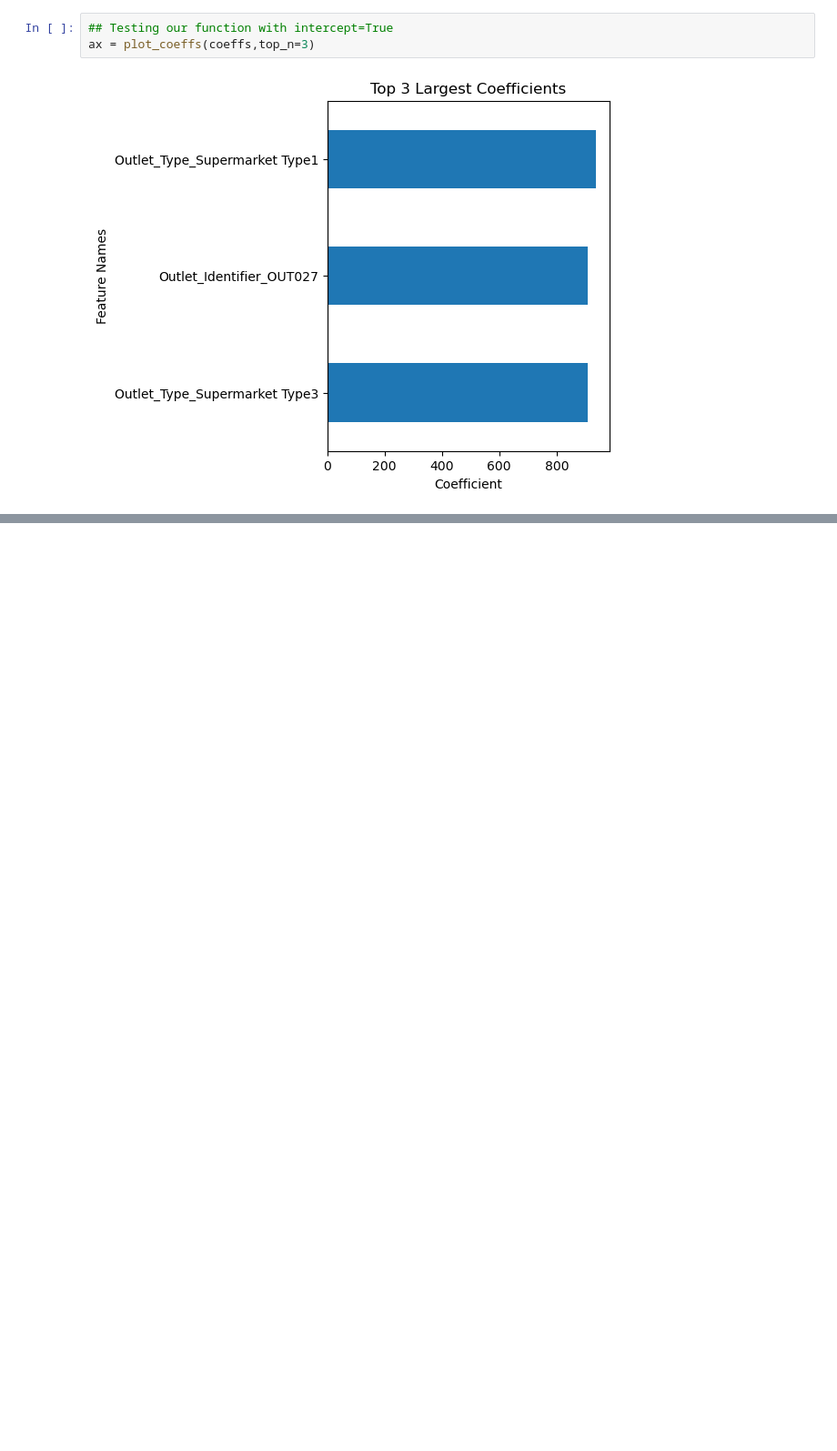
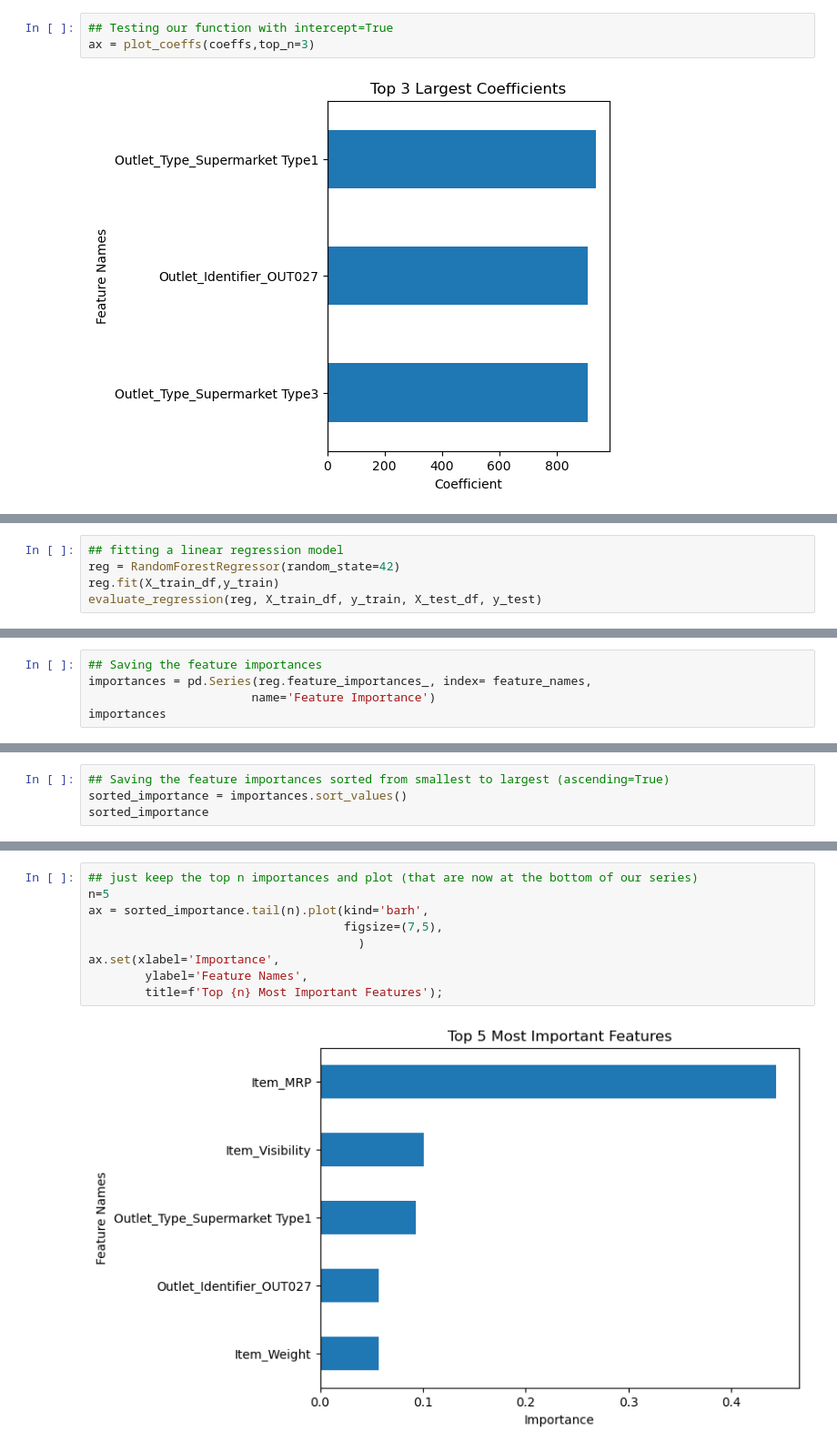
Before and after one commit to mikemenj/Assignments, a Jupyter notebook: DataViz/Week1/Project1-Revisited/Project1_revisited.ipynb, the cells around one changed output, grey strips where cells are left out. Shown at 91% size. Drawn from its saved outputs; the diff is of its cells as text; blank space fills up the shorter version.

```diff
--- a/DataViz/Week1/Project1_revisited.ipynb
+++ b/DataViz/Week1/Project1-Revisited/Project1_revisited.ipynb
@@ -317,0 +358,5 @@ fig_ax.savefig('linreg_top3.png', dpi=dpi, bbox_inches='tight')
+# %%
+## fitting a linear regression model
+reg = RandomForestRegressor(random_state=42)
+reg.fit(X_train_df,y_train)
+evaluate_regression(reg, X_train_df, y_train, X_test_df, y_test)
@@ -317,0 +386,5 @@ fig_ax.savefig('linreg_top3.png', dpi=dpi, bbox_inches='tight')
+# %%
+## Saving the feature importances
+importances = pd.Series(reg.feature_importances_, index= feature_names,
+                       name='Feature Importance')
+importances
@@ -317,0 +409,4 @@ fig_ax.savefig('linreg_top3.png', dpi=dpi, bbox_inches='tight')
+# %%
+## Saving the feature importances sorted from smallest to largest (ascending=True)
+sorted_importance = importances.sort_values()
+sorted_importance
@@ -317,0 +431,11 @@ fig_ax.savefig('linreg_top3.png', dpi=dpi, bbox_inches='tight')
+# %%
+## just keep the top n importances and plot (that are now at the bottom of our series)
+n=5
+ax = sorted_importance.tail(n).plot(kind='barh',
+                                    figsize=(7,5),
+                                      )
+ax.set(xlabel='Importance',
+        ylabel='Feature Names',
+        title=f'Top {n} Most Important Features');
+# %% [output]
+[figure, added]
```
Also changed, not shown: parts of 24 cells of this notebook, 6 other files.
